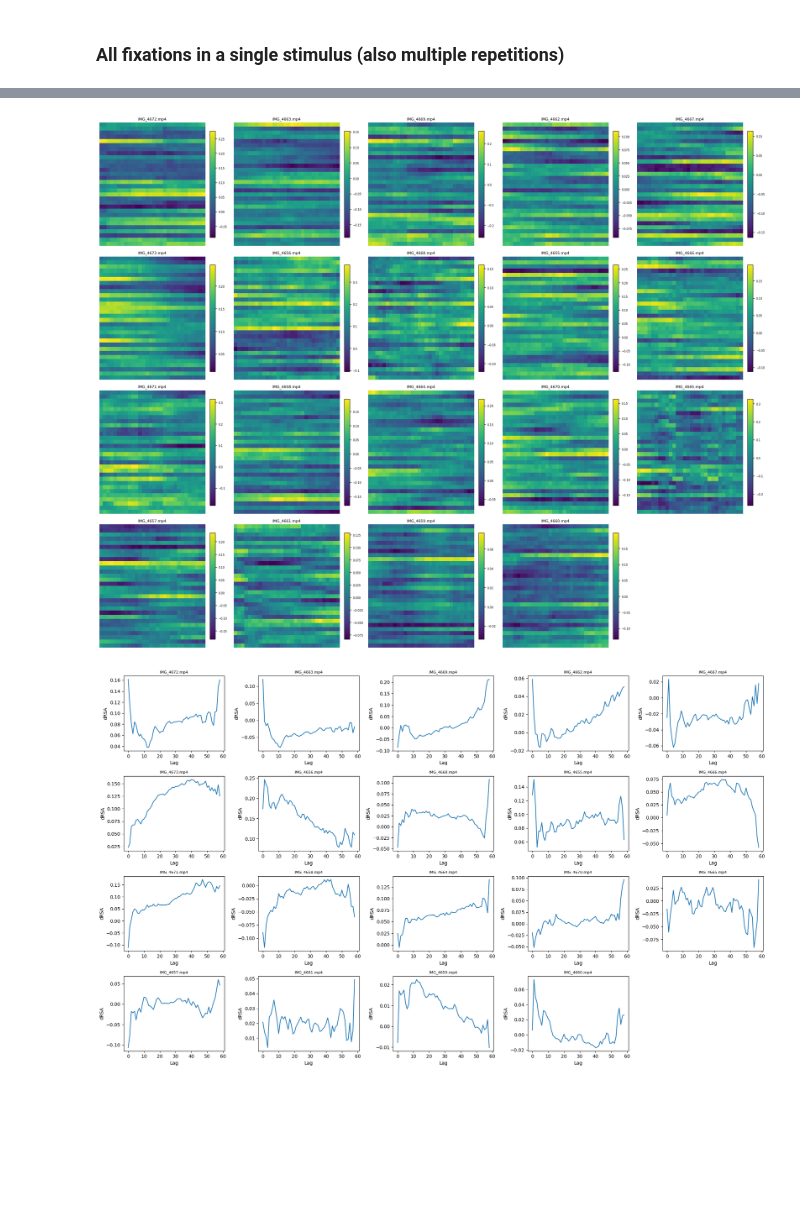
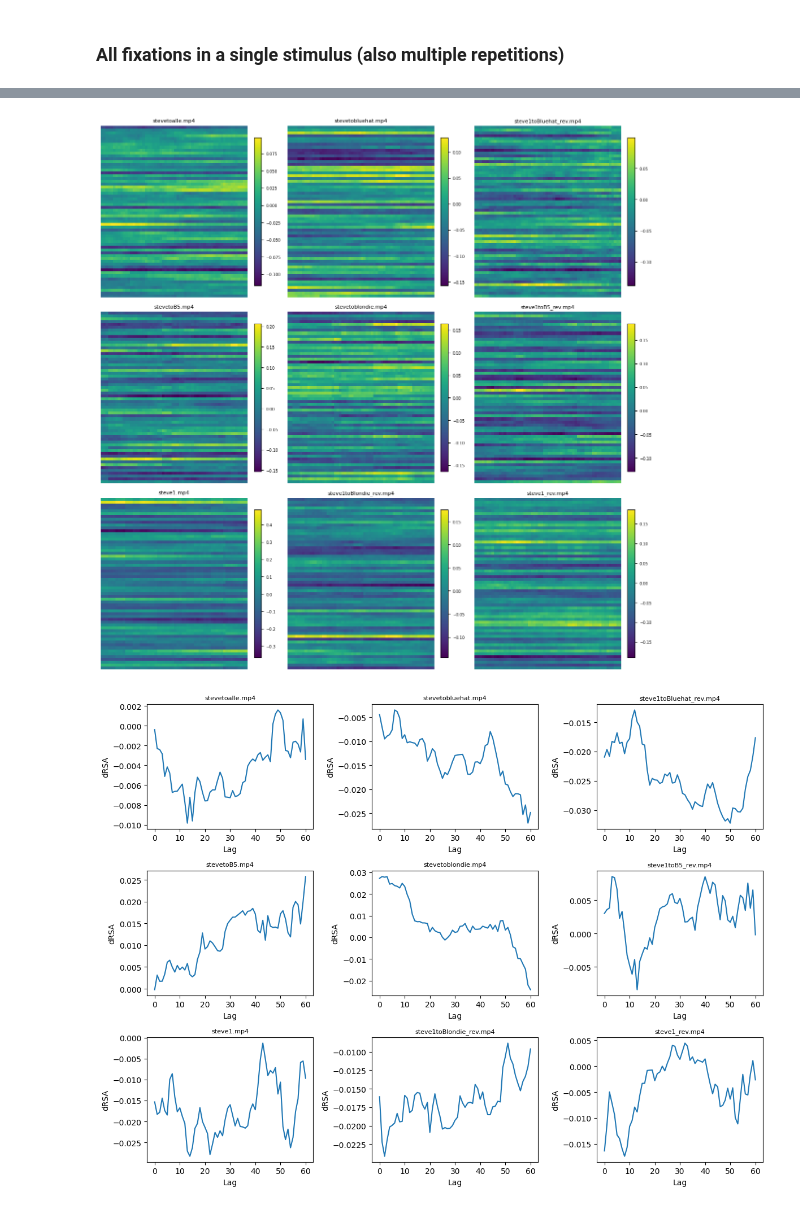
Before and after one commit to TizianoCausin01/temporal_context, a Jupyter notebook: python_scripts/scripts/dRSA_sampling_dev.ipynb, the cells around one changed output, grey strips where cells are left out. Drawn from its saved outputs; the diff is of its cells as text; code cells hidden in the pictures; blank space fills up the shorter version.

```diff
--- a/python_scripts/scripts/dRSA_sampling_dev.ipynb
+++ b/python_scripts/scripts/dRSA_sampling_dev.ipynb
@@ -13,10 +13,10 @@ from neural_utils.utils import load_monkey_data, load_stimuli_models, min_max_no
 # %%
 
-monkey_name = "red"
-month = 'aug'
-day = 25
+monkey_name = "venus"
+month = 'sep'
+day = 19
 resolution_Hz = 100
-npx = False
+npx = True
 imec_n = 0
 normalization = "min_max"
 model_name = "dgIIE"
@@ -46,4 +50,4 @@ all_models = load_stimuli_models(paths, model_name, n_norm.keys(), resolution_Hz
 # %% [markdown]
 ## Random trials
 # %%
-n, g, m = random_trials_per_rep(n_norm, gaze_data, all_models, 200)
+n, g, m = random_trials_per_rep(n_norm, gaze_data, all_models, 100)
@@ -50,5 +58,5 @@ n, g, m = random_trials_per_rep(n_norm, gaze_data, all_models, 200)
 # %%
-dRSA = compute_dRSA(n[:,:,:], g[:,:,:], metric_RDM='euclidean',metric_RDM_model='euclidean', metric_dRSA=spearman)
+dRSA = compute_dRSA(n[:,:,:], m[:,:,:], metric_RDM='euclidean',metric_RDM_model='correlation', metric_dRSA=spearman)
 plt.imshow(dRSA)
 plt.colorbar()
 # %% [output]
@@ -87,18 +96,18 @@ axes1 = axes1.flatten()
 for ax, fn in zip(axes1, fns):
     # compute fixation responses
     neural_data_fix, gaze_data_fix, model_data_fix = extract_fixation_responses_sing_stim(
-        n_norm, gaze_data, all_models, fn, 10, 20, stack=1
+        n_norm, gaze_data, all_models, fn,30, 30, stack=1
     )
     if neural_data_fix.shape[2] > 1:
         # compute dRSA
         dRSA = compute_dRSA(
-            neural_data_fix[:, :, :],
-            model_data_fix[:, :, :],
+            neural_data_fix[330:350, :, :],
+            model_data_fix[310:330, :, :],
             metric_RDM='euclidean',
             metric_RDM_model='euclidean',
             metric_dRSA='correlation'
         )
-        lagplots.append(get_lagplot(dRSA, max_lag=29))
+        lagplots.append(get_lagplot_subset(dRSA, range(10, 50), max_lag=30))
 
         # plot heatmap
         im = ax.imshow(dRSA, aspect='auto', cmap='viridis')
@@ -165,5 +155,5 @@ plt.show()
-[figure, old version]
+[figure, new version]
-[figure, old version]
+[figure, new version]
 # %%
 plt.plot(np.mean(np.stack(lagplots, axis=-1), axis=-1))
 # %% [output]
```
Also changed, not shown: parts of 10 cells of this notebook, 6 other files.
